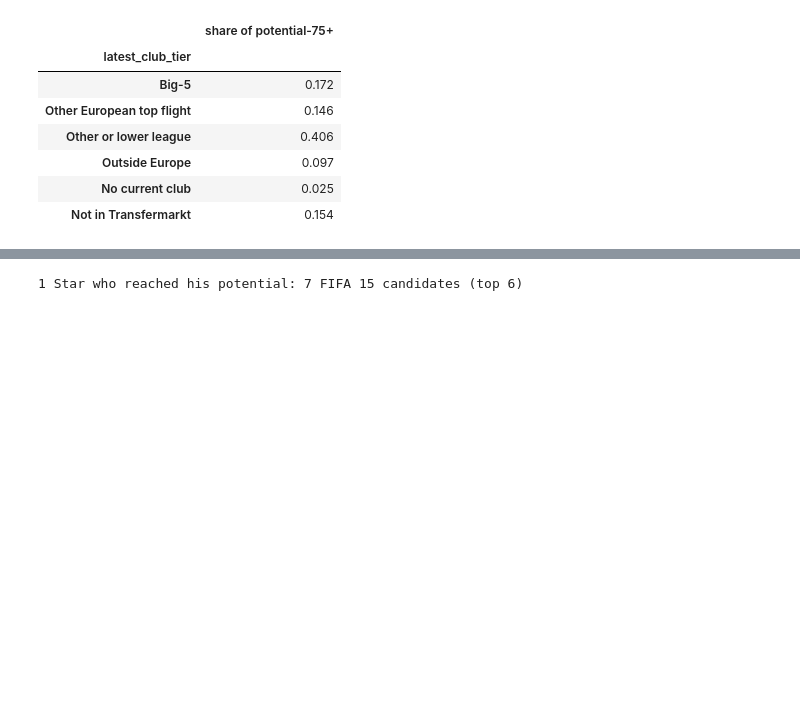
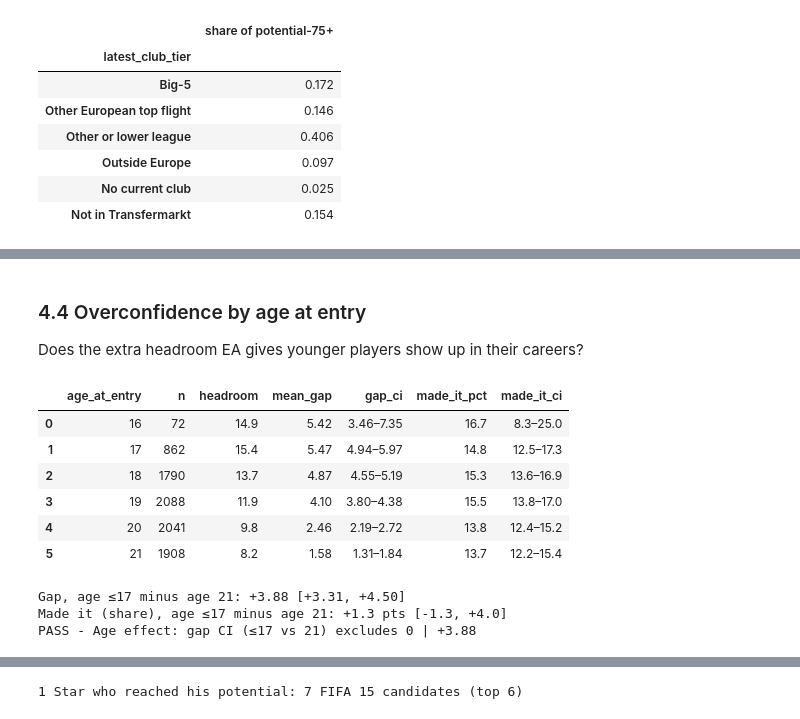
Before and after one commit to heisenberg1804/career-mode-promise, a Jupyter notebook: notebooks/05_analysis_master.ipynb, the cells around one changed output, grey strips where cells are left out. Cells and saved outputs as stored; diff of their text form; code cells hidden in the pictures; blank space fills up the shorter version.

```diff
--- a/notebooks/05_analysis_master.ipynb
+++ b/notebooks/05_analysis_master.ipynb
@@ -420,0 +602,34 @@ F["chart_14"] = {"potential_75plus_tier_pct": {k: fd.pct(v) for k, v in tier_sha
+# %% [markdown]
+### 4.4 Overconfidence by age at entry
+Does the extra headroom EA gives younger players show up in their careers?
+# %%
+age_tbl = []
+for a_, d in g.groupby("age"):
+    gp = boot_ci(d, lambda x: x["gap_f"].mean())
+    mi = boot_ci(d, lambda x: x["made_it"].mean())
+    age_tbl.append({"age_at_entry": int(a_), "n": len(d), "headroom": round((d["potential"] - d["overall"]).mean(), 1),
+                    "mean_gap": round(gp[0], 2), "gap_ci": f"{gp[1]:.2f}–{gp[2]:.2f}",
+                    "made_it_pct": round(mi[0] * 100, 1), "made_it_ci": f"{mi[1]*100:.1f}–{mi[2]*100:.1f}"})
+age_tbl = pd.DataFrame(age_tbl)
+display(age_tbl)
+young, old = g[g["age"] <= 17], g[g["age"] == 21]
+gap_diff = boot_ci(pd.concat([young.assign(grp=1), old.assign(grp=0)]),
+                   lambda d: d.loc[d["grp"] == 1, "gap_f"].mean() - d.loc[d["grp"] == 0, "gap_f"].mean())
+mi_diff = boot_ci(pd.concat([young.assign(grp=1), old.assign(grp=0)]),
+                  lambda d: d.loc[d["grp"] == 1, "made_it"].mean() - d.loc[d["grp"] == 0, "made_it"].mean())
+print(f"Gap, age ≤17 minus age 21: {gap_diff[0]:+.2f} [{gap_diff[1]:+.2f}, {gap_diff[2]:+.2f}]")
+print(f"Made it (share), age ≤17 minus age 21: {mi_diff[0]*100:+.1f} pts [{mi_diff[1]*100:+.1f}, {mi_diff[2]*100:+.1f}]")
+check("Age effect: gap CI (≤17 vs 21) excludes 0", gap_diff[1] > 0, f"{gap_diff[0]:+.2f}")
+ROB["age"] = {"by_age": age_tbl.to_dict("records"), "gap_17_minus_21": fmt(gap_diff),
+              "made_it_17_minus_21_pts": {k: round(v * 100, 1) for k, v in fmt(mi_diff, 4).items()}}
+# %% [output]
+|  | age_at_entry | n | headroom | mean_gap | gap_ci | made_it_pct | made_it_ci |
+| 0 | 16 | 72 | 14.9 | 5.42 | 3.46–7.35 | 16.7 | 8.3–25.0 |
+| 1 | 17 | 862 | 15.4 | 5.47 | 4.94–5.97 | 14.8 | 12.5–17.3 |
+| 2 | 18 | 1790 | 13.7 | 4.87 | 4.55–5.19 | 15.3 | 13.6–16.9 |
+| 3 | 19 | 2088 | 11.9 | 4.10 | 3.80–4.38 | 15.5 | 13.8–17.0 |
+| 4 | 20 | 2041 | 9.8 | 2.46 | 2.19–2.72 | 13.8 | 12.4–15.2 |
+| 5 | 21 | 1908 | 8.2 | 1.58 | 1.31–1.84 | 13.7 | 12.2–15.4 |
+Gap, age ≤17 minus age 21: +3.88 [+3.31, +4.50]
+Made it (share), age ≤17 minus age 21: +1.3 pts [-1.3, +4.0]
+PASS - Age effect: gap CI (≤17 vs 21) excludes 0 | +3.88
```
Also changed, not shown: parts of 22 cells of this notebook, 6 other files.
